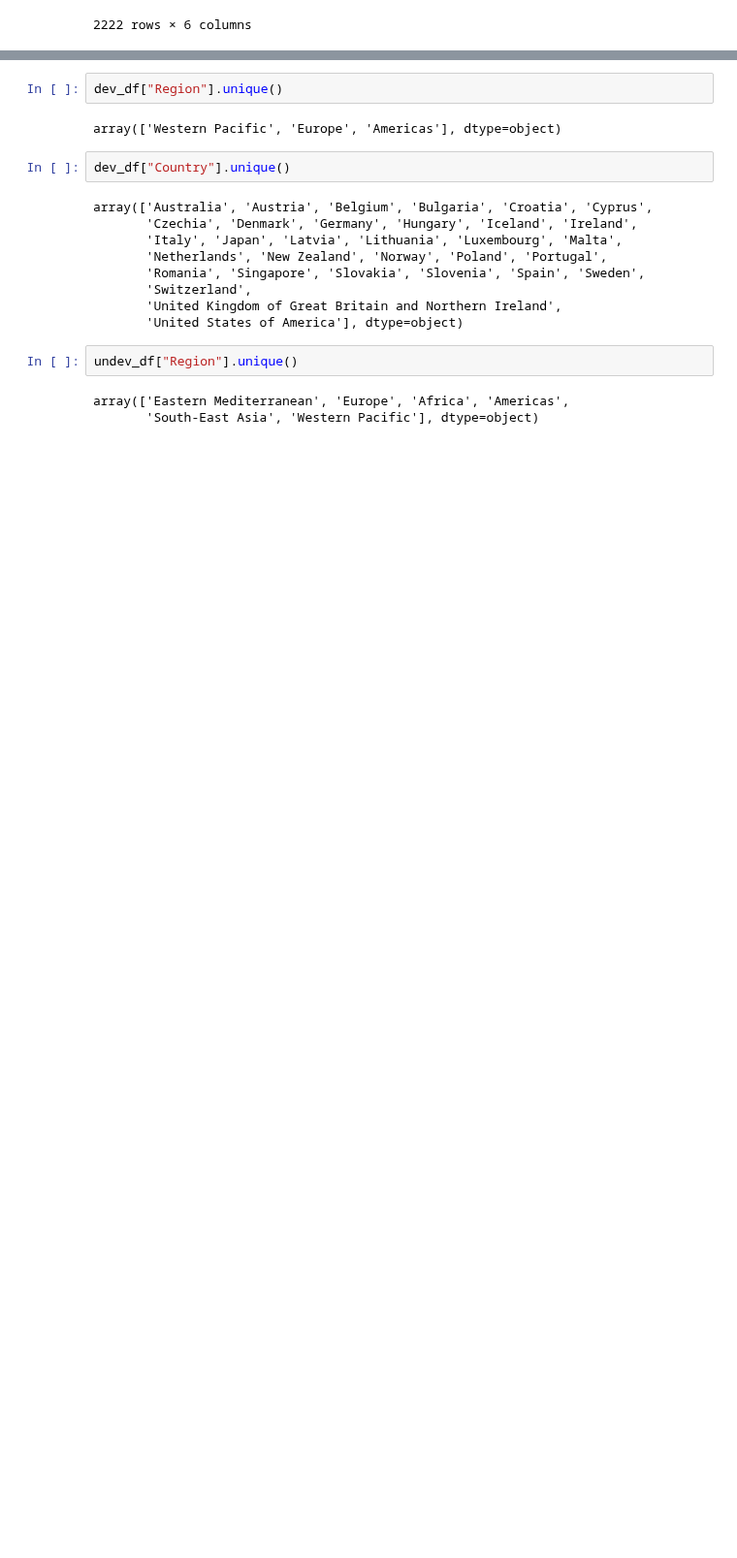
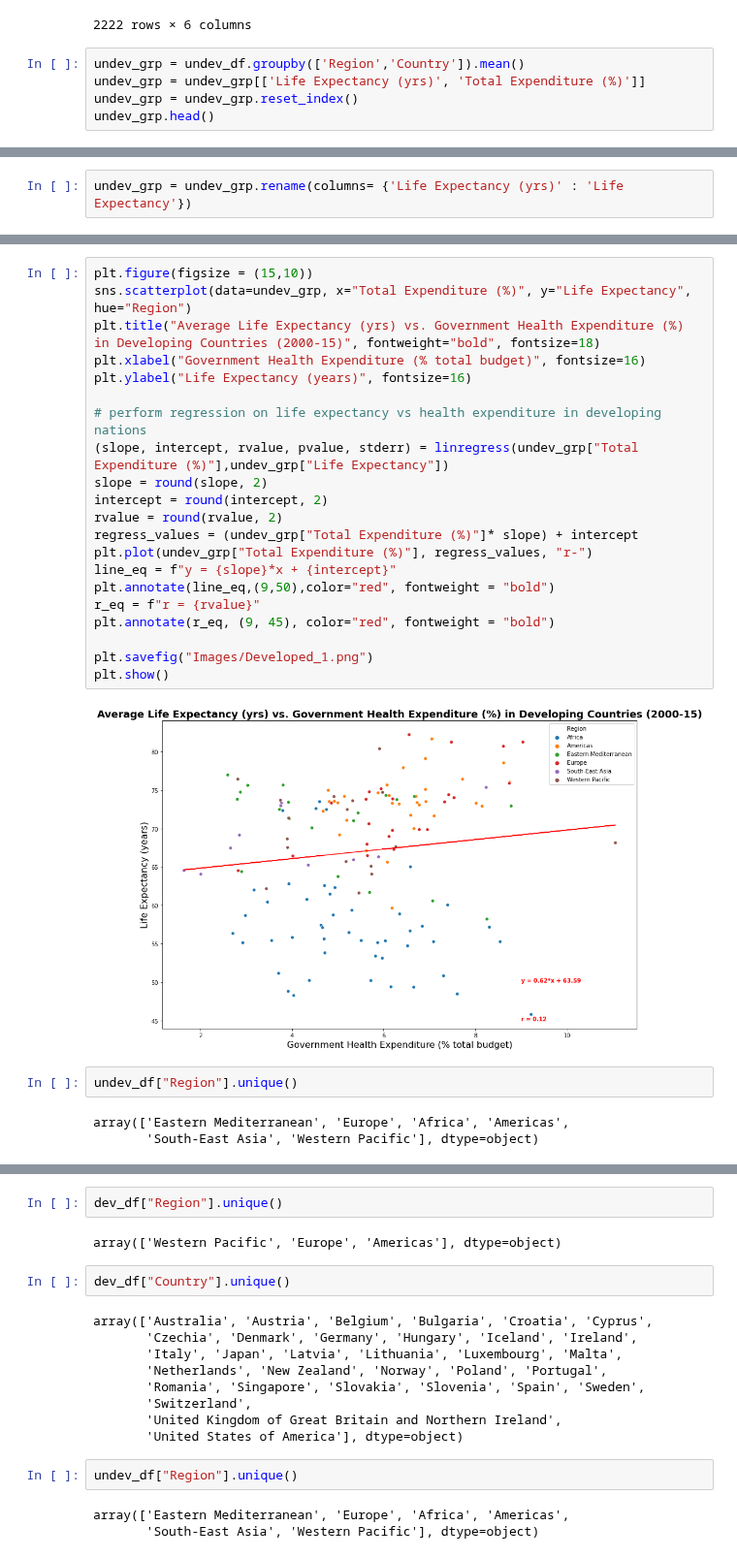
Before and after one commit to jaryan77/TeamTitans_Project_1, a Jupyter notebook: Catie_Starter.ipynb, the cells around one changed output, grey strips where cells are left out. Shown at 97% size. Drawn from its saved outputs; the diff is of its cells as text; blank space fills up the shorter version.

```diff
--- a/Catie_Starter.ipynb
+++ b/Catie_Starter.ipynb
@@ -168,3 +240,8 @@ undev_df
 | 2936 | Africa | Zimbabwe | 2001 | Developing | 45.3 | 6.16 |
 | 2937 | Africa | Zimbabwe | 2000 | Developing | 46.0 | 7.10 |
 2222 rows × 6 columns
+# %%
+undev_grp = undev_df.groupby(['Region','Country']).mean()
+undev_grp = undev_grp[['Life Expectancy (yrs)', 'Total Expenditure (%)']]
+undev_grp = undev_grp.reset_index()
+undev_grp.head()
@@ -170,0 +255,2 @@ undev_df
+# %%
+undev_grp = undev_grp.rename(columns= {'Life Expectancy (yrs)' : 'Life Expectancy'})
@@ -170,0 +281,28 @@ undev_df
+# %%
+plt.figure(figsize = (15,10))
+sns.scatterplot(data=undev_grp, x="Total Expenditure (%)", y="Life Expectancy", hue="Region")
+plt.title("Average Life Expectancy (yrs) vs. Government Health Expenditure (%) in Developing Countries (2000-15)", fontweight="bold", fontsize=18)
+plt.xlabel("Government Health Expenditure (% total budget)", fontsize=16)
+plt.ylabel("Life Expectancy (years)", fontsize=16)
+
+# perform regression on life expectancy vs health expenditure in developing nations
+(slope, intercept, rvalue, pvalue, stderr) = linregress(undev_grp["Total Expenditure (%)"],undev_grp["Life Expectancy"])
+slope = round(slope, 2)
+intercept = round(intercept, 2)
+rvalue = round(rvalue, 2)
+regress_values = (undev_grp["Total Expenditure (%)"]* slope) + intercept
+plt.plot(undev_grp["Total Expenditure (%)"], regress_values, "r-")
+line_eq = f"y = {slope}*x + {intercept}"
+plt.annotate(line_eq,(9,50),color="red", fontweight = "bold")
+r_eq = f"r = {rvalue}"
+plt.annotate(r_eq, (9, 45), color="red", fontweight = "bold")
+
+plt.savefig("Images/Developed_1.png")
+plt.show()
+# %% [output]
+[figure, added]
+# %%
+undev_df["Region"].unique()
+# %% [output]
+array(['Eastern Mediterranean', 'Europe', 'Africa', 'Americas',
+       'South-East Asia', 'Western Pacific'], dtype=object)
```
Also changed, not shown: parts of 17 cells of this notebook, 19 other files.
